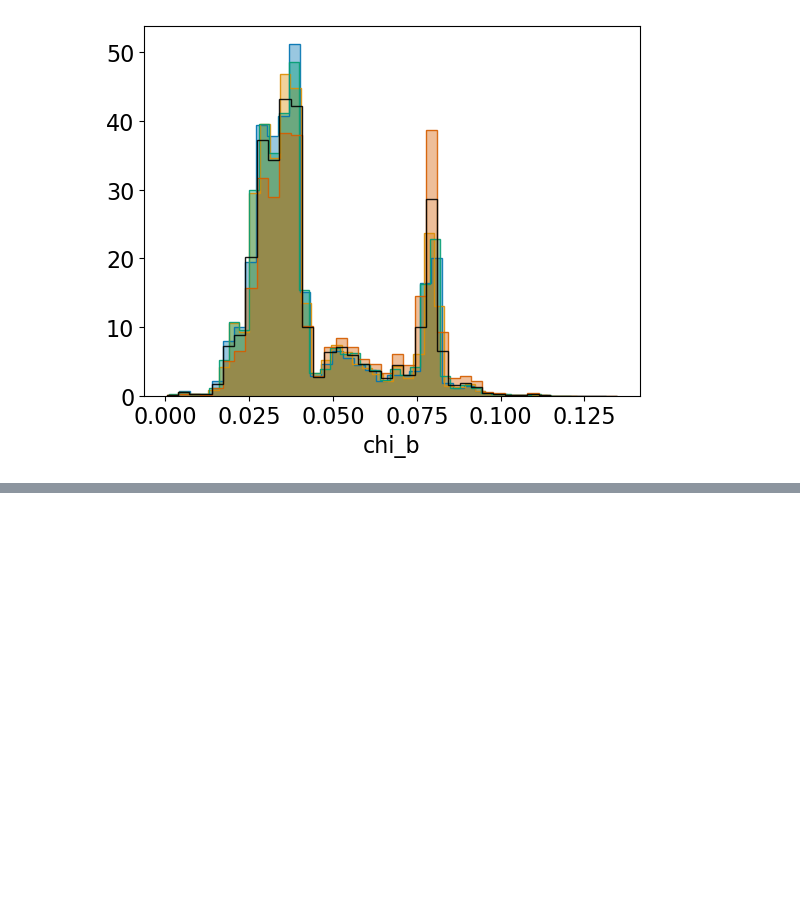
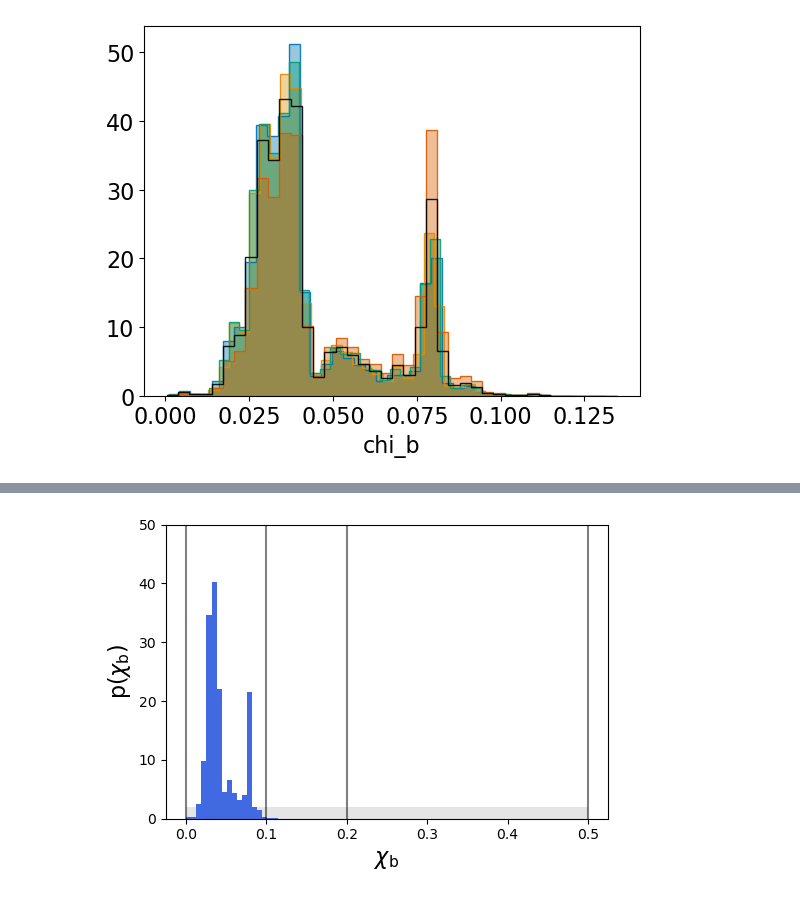
Before and after one commit to michaelzevin/AMAZE, a Jupyter notebook: notebooks/plot_continuous_result.ipynb, the cells around one changed output, grey strips where cells are left out. Saved outputs shown, nothing was run; the diff lists cells and outputs as text; code cells hidden in the pictures; blank space fills up the shorter version.

```diff
--- a/notebooks/plot_continuous_result.ipynb
+++ b/notebooks/plot_continuous_result.ipynb
@@ -125,0 +129,29 @@ for chi in chi_b:
+# %%
+_labels_dict = {"mchirp": r"$\mathcal{M}$ /$M_{\odot}$", "q": r"$q$", \
+"chieff": r"$\chi_{\rm eff}$", "z": r"$z$", "chi00": r"$\chi_\mathrm{b}=0.0$", \
+"chi01": r"$\chi_\mathrm{b}=0.1$", "chi02": r"$\chi_\mathrm{b}=0.2$", \
+"chi05": r"$\chi_\mathrm{b}=0.5$", "alpha02": r"$\alpha_\mathrm{CE}=0.2$", \
+"alpha05": r"$\alpha_\mathrm{CE}=0.5$", "alpha10": r"$\alpha_\mathrm{CE}=1.0$", \
+"alpha20": r"$\alpha_\mathrm{CE}=2.0$", "alpha50": r"$\alpha_\mathrm{CE}=5.0$", \
+"CE": r"$\texttt{CE}$", "CHE": r"$\texttt{CHE}$", "GC": r"$\texttt{GC}$", \
+"NSC": r"$\texttt{NSC}$", "SMT": r"$\texttt{SMT}$", \
+"chi_b": r"$\chi_\mathrm{b}$", "alpha_CE": r"$\alpha_\mathrm{CE}$"}
+# %%
+#1D chi_b posterior for presentation
+chib_p0 =  np.random.uniform(0, 0.5, size=100000)
+plt.rcParams['figure.figsize'] = [5.5, 4]
+plt.rcParams["figure.facecolor"]=  (1.0, 0.0, 0.0, 0.0)
+
+plt.hist(all_samples[:,0], density=True, color='royalblue', bins=np.linspace(0,0.5,80))
+plt.hist(chib_p0, color='grey', bins=1, alpha=0.2, density=True, zorder=-1000)
+plt.vlines(chi_b, 0, 50, color='black', alpha=0.5)
+plt.ylim(1e-3,100)
+plt.autoscale(tight=True, axis='y')
+plt.xlabel(_labels_dict['chi_b'])
+plt.ylabel('p('+_labels_dict['chi_b']+')')
+plt.tick_params(labelsize=10)
+#plt.yscale('log')
+plt.tight_layout()
+#plt.savefig('chi_b_hist_pres.png', transparent=True)
+# %% [output]
+[figure, added]
```
Also changed, not shown: parts of 9 cells of this notebook, 3 other files.
